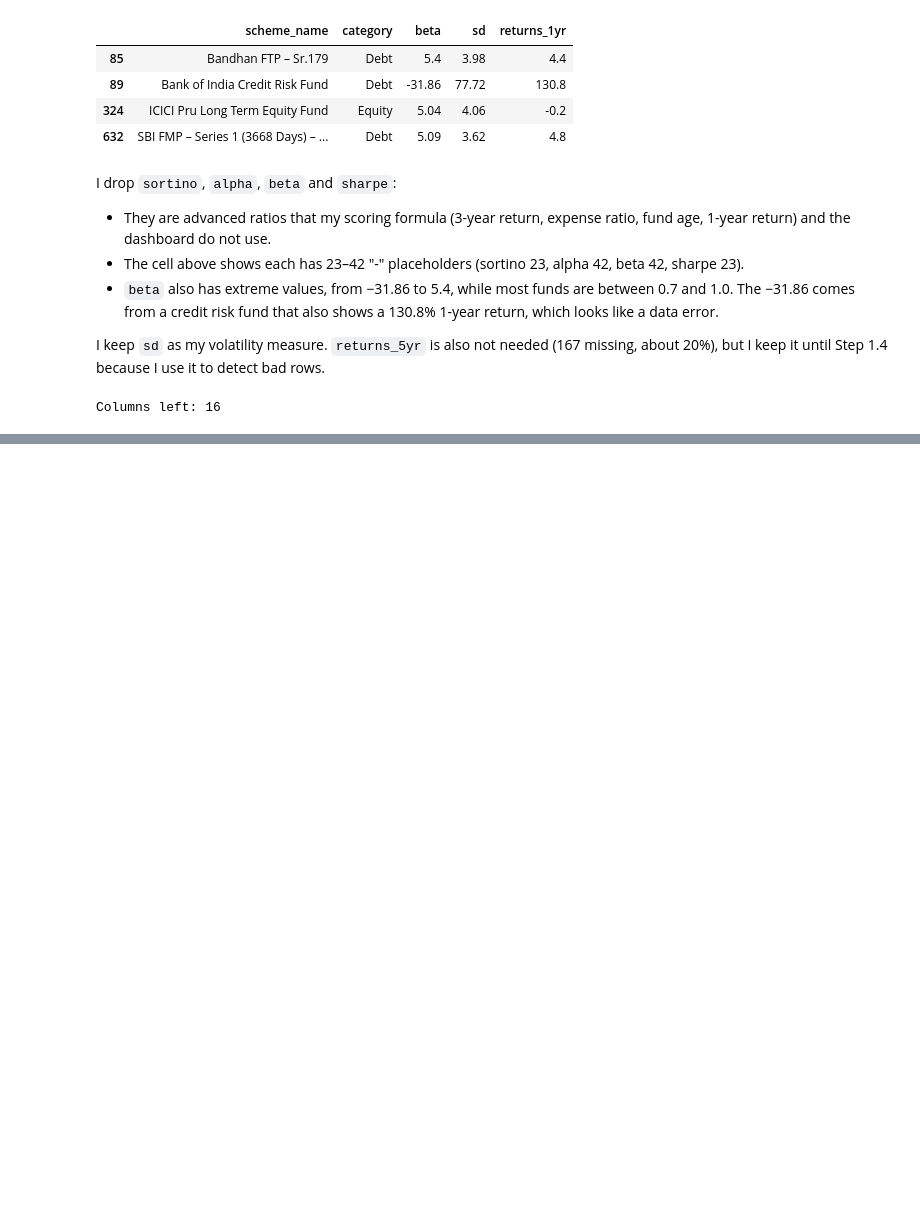
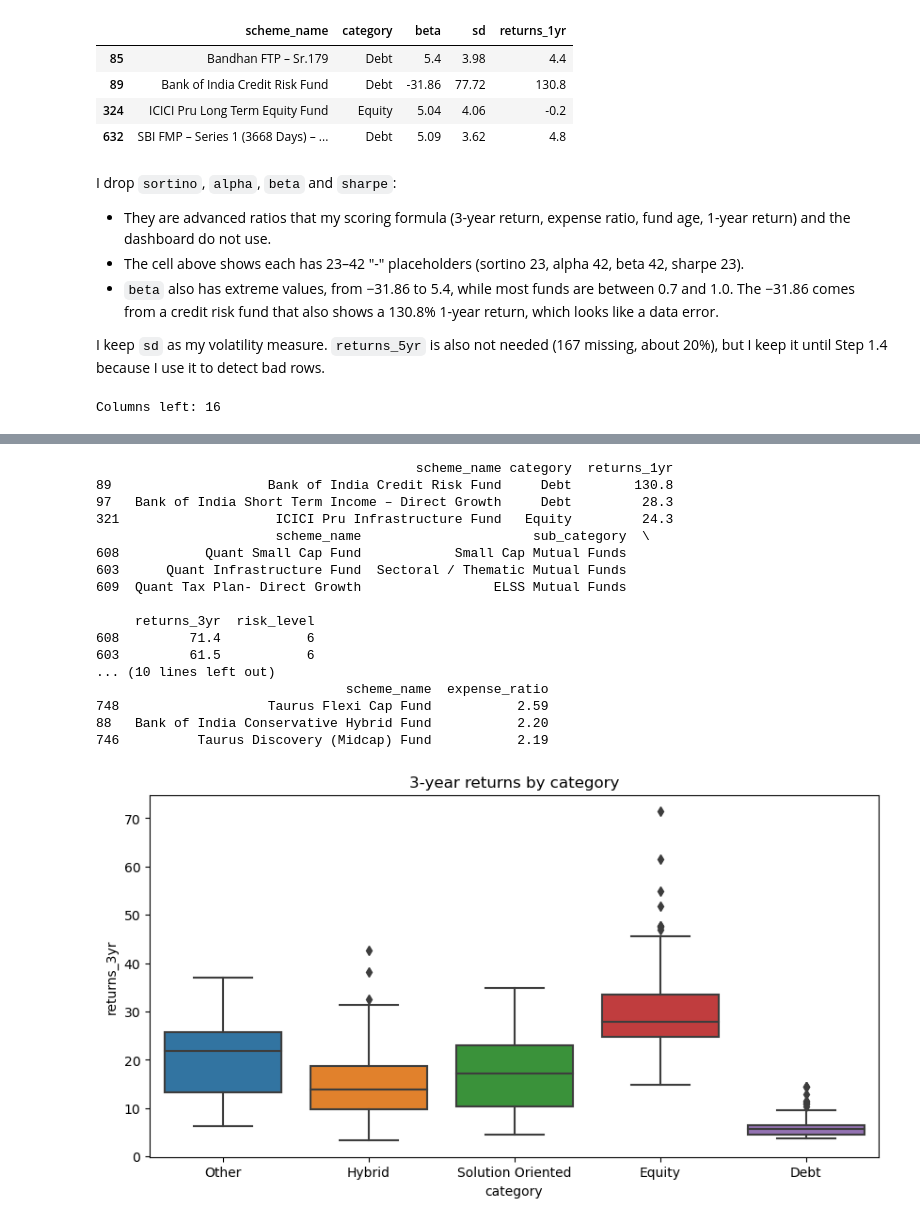
Before and after one commit to stutigoyal8999/Coorix_Internship_Business-Analytics, a Jupyter notebook: Mutual Fund Analysis/Mutual Fund Analysis.ipynb, the cells around one changed output, grey strips where cells are left out. Saved outputs shown, nothing was run; the diff lists cells and outputs as text; code cells hidden in the pictures; blank space fills up the shorter version.

```diff
--- a/Mutual Fund Analysis/Mutual Fund Analysis.ipynb
+++ b/Mutual Fund Analysis/Mutual Fund Analysis.ipynb
@@ -218,0 +326,29 @@ Rankable funds: 777
+# %%
+print(df.nlargest(3, "returns_1yr")[["scheme_name", "category", "returns_1yr"]])
+print(df.nlargest(3, "returns_3yr")[["scheme_name", "sub_category", "returns_3yr", "risk_level"]])
+print(df.nlargest(3, "fund_size_cr")[["scheme_name", "sub_category", "fund_size_cr"]])
+print(df.nlargest(3, "expense_ratio")[["scheme_name", "expense_ratio"]])
+
+plt.figure(figsize=(10, 5))
+sns.boxplot(x="category", y="returns_3yr", data=df)
+plt.title("3-year returns by category")
+plt.show()
+# %% [output]
+                                         scheme_name category  returns_1yr
+89                    Bank of India Credit Risk Fund     Debt        130.8
+97   Bank of India Short Term Income – Direct Growth     Debt         28.3
+321                    ICICI Pru Infrastructure Fund   Equity         24.3
+                       scheme_name                      sub_category  \
+608           Quant Small Cap Fund            Small Cap Mutual Funds
+603      Quant Infrastructure Fund  Sectoral / Thematic Mutual Funds
+609  Quant Tax Plan- Direct Growth                 ELSS Mutual Funds
+
+     returns_3yr  risk_level
+608         71.4           6
+603         61.5           6
+... (10 lines left out)
+                                scheme_name  expense_ratio
+748                   Taurus Flexi Cap Fund           2.59
+88   Bank of India Conservative Hybrid Fund           2.20
+746          Taurus Discovery (Midcap) Fund           2.19
+[figure, added]
```
Also changed, not shown: parts of 28 cells of this notebook, 1 other file.
